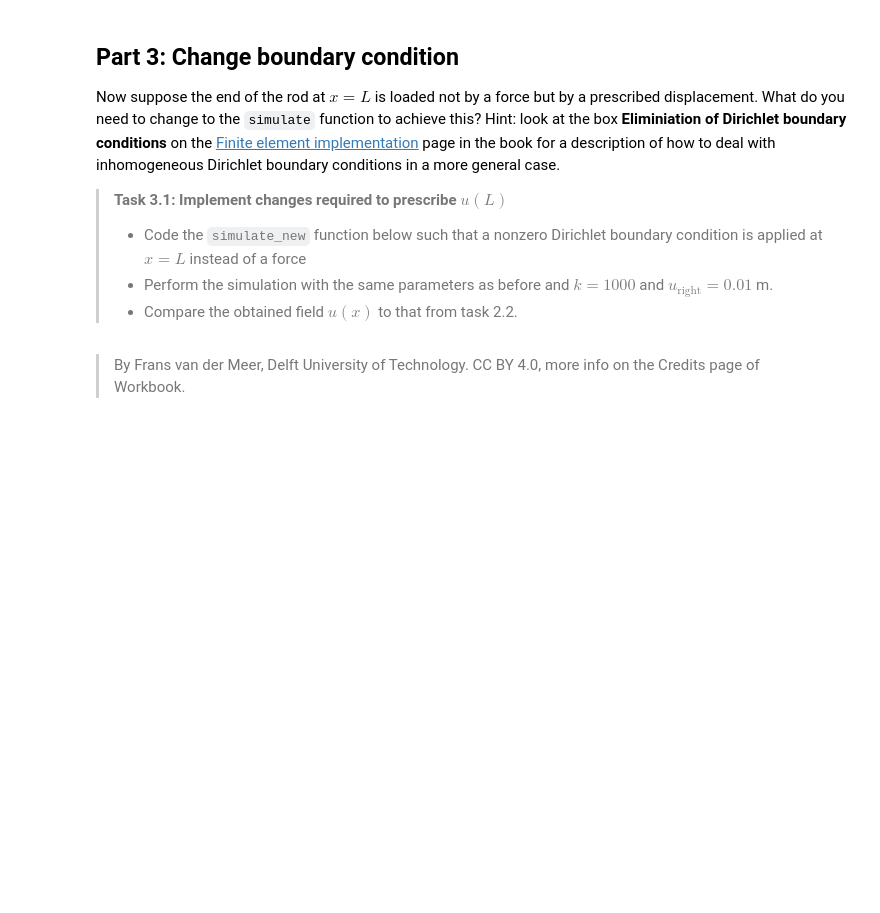
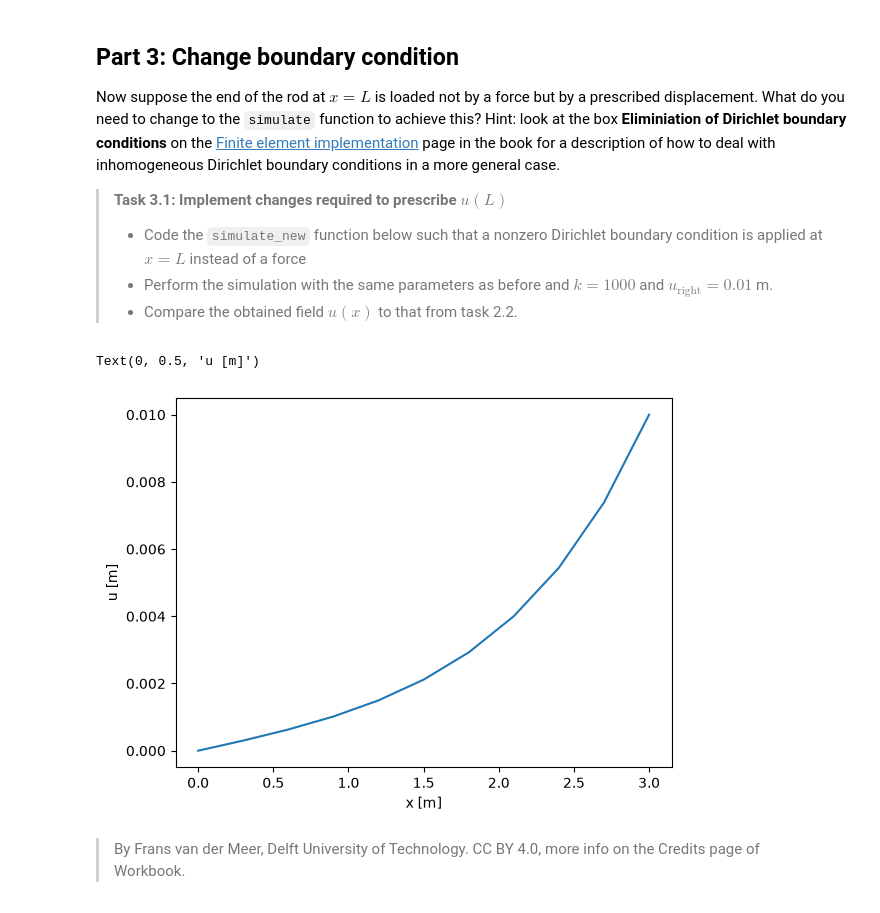
Before and after one commit to VLRobin/WS2.2, a Jupyter notebook: WS_2_2.ipynb, the cells around one changed output. Cells and saved outputs as stored; diff of their text form; code cells hidden in the pictures; blank space fills up the shorter version.

```diff
--- a/WS_2_2.ipynb
+++ b/WS_2_2.ipynb
@@ -91,17 +303,43 @@ Now suppose the end of the rod at $x=L$ is loaded not by a force but by a prescr
 # %%
 def simulate_new(n_element,
                  length=3,
                  EA=1e3,
                  k=1000,
                  u_right=0.01,
                  q_load=0
     ):
-### YOUR CODE HERE ###
 
+    n_node = n_element + 1 # number of nodes
+
+    dx = length/n_element
+    x = np.linspace(0,length,n_node)
+
+    # Assemble K for the rod problem
+    K = assemble_global_K(length, n_element, EA, k)
+
+    # Assemble f first with distributed load only
+    f = assemble_global_f(length, n_element, q_load)
+
+    # Initialize vector u with displacements
+    u = np.zeros(n_node)
+
+    # Add boundary conditions to u (prescribed displacement at x=L)
+    u[n_node-1] = u_right
+
+    # Modify force vector for nonzero Dirichlet BC
+    f = f - K[:, -1] * u_right
+
+    # Solve the system for unknown displacements
+    u[1:-1] = np.linalg.solve(K[1:-1, 1:-1], f[1:-1])
+
+    return x, u
 
 x,u = simulate_new(10, q_load=0, u_right=0.01)
 plt.plot(x,u)
 plt.xlabel('x [m]')
 plt.ylabel('u [m]')
+# %% [output]
+Text(0, 0.5, 'u [m]')
+[figure, added]
 # %% [markdown]
 > By Frans van der Meer, Delft University of Technology. CC BY 4.0, more info on the Credits page of Workbook.
```
Also changed, not shown: parts of 3 cells of this notebook.
